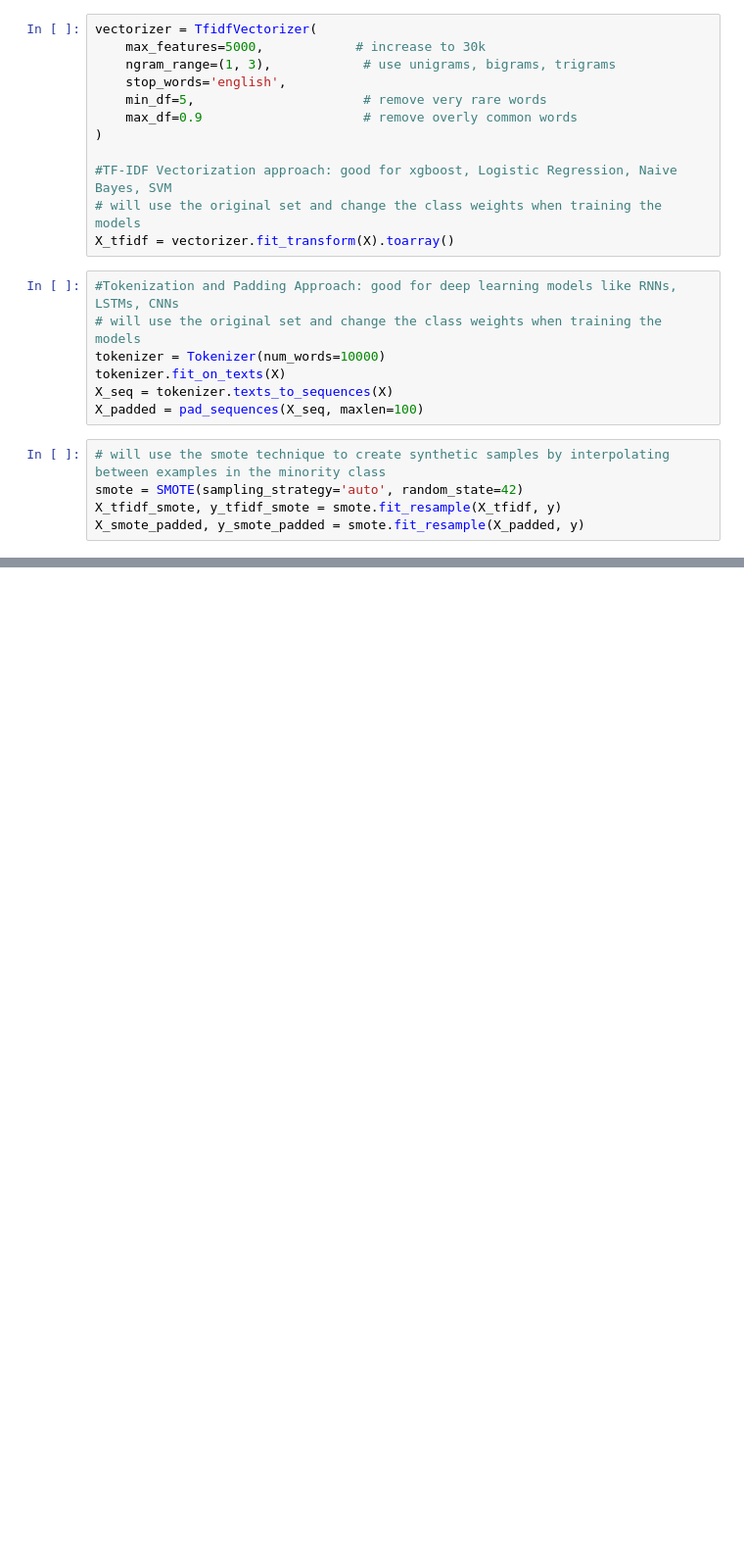
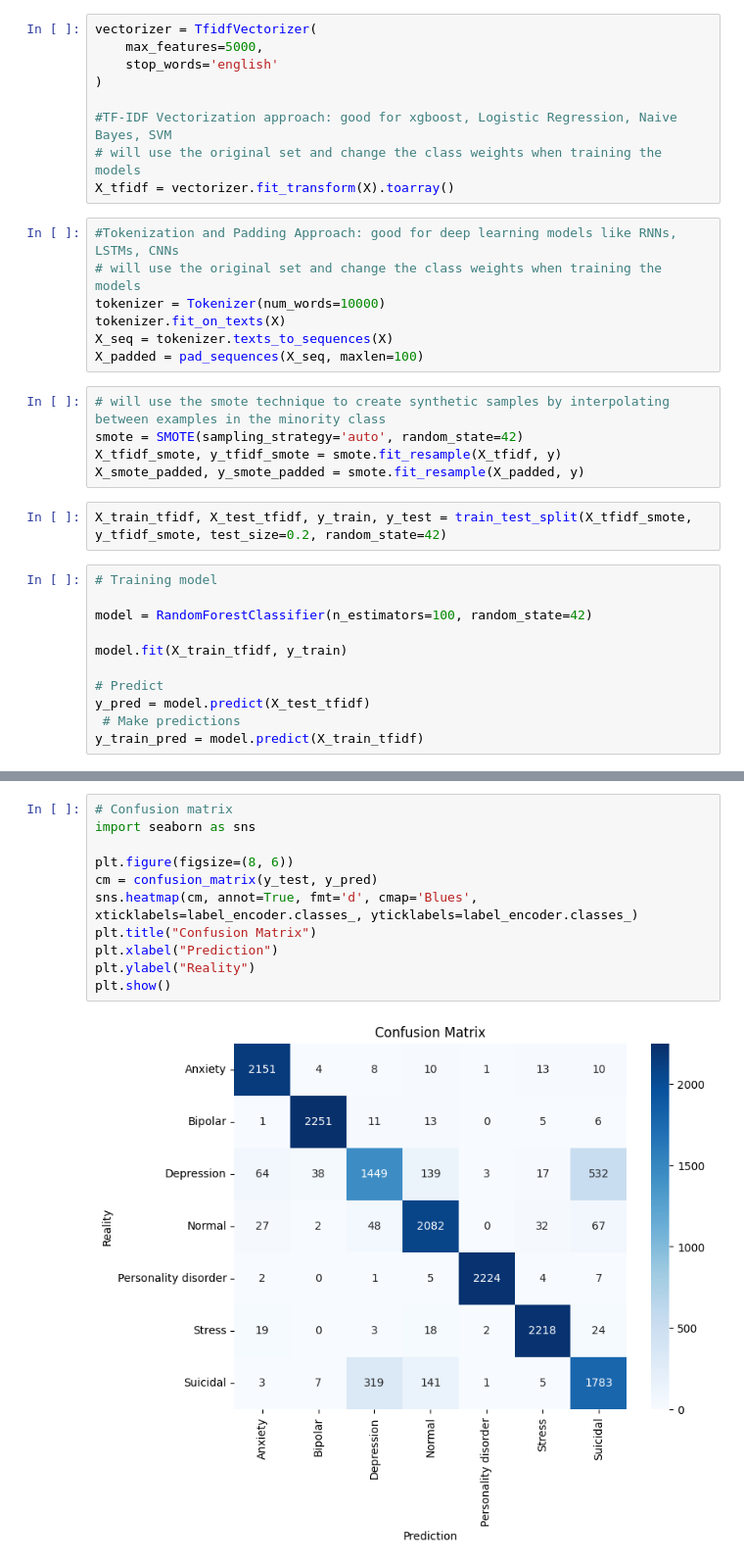
Before and after one commit to rheahamdar/sentiment-analysis-mental-health, a Jupyter notebook: Model.ipynb, the cells around one changed output, grey strips where cells are left out. Shown at 98% size. Saved outputs shown, nothing was run; the diff lists cells and outputs as text; blank space fills up the shorter version.

Commit message:
Trained some models and calculated their accuracies

```diff
--- a/Model.ipynb
+++ b/Model.ipynb
@@ -174,11 +181,8 @@ X = df['Statement']
 y = df['Status']
 # %%
 vectorizer = TfidfVectorizer(
-    max_features=5000,            # increase to 30k
-    ngram_range=(1, 3),            # use unigrams, bigrams, trigrams
-    stop_words='english',
-    min_df=5,                      # remove very rare words
-    max_df=0.9                     # remove overly common words
+    max_features=5000,
+    stop_words='english'
 )
 
 #TF-IDF Vectorization approach: good for xgboost, Logistic Regression, Naive Bayes, SVM
@@ -196,3 +200,16 @@ X_padded = pad_sequences(X_seq, maxlen=100)
 smote = SMOTE(sampling_strategy='auto', random_state=42)
 X_tfidf_smote, y_tfidf_smote = smote.fit_resample(X_tfidf, y)
 X_smote_padded, y_smote_padded = smote.fit_resample(X_padded, y)
+# %%
+X_train_tfidf, X_test_tfidf, y_train, y_test = train_test_split(X_tfidf_smote, y_tfidf_smote, test_size=0.2, random_state=42)
+# %%
+# Training model
+
+model = RandomForestClassifier(n_estimators=100, random_state=42)
+
+model.fit(X_train_tfidf, y_train)
+
+# Predict
+y_pred = model.predict(X_test_tfidf)
+ # Make predictions
+y_train_pred = model.predict(X_train_tfidf)
@@ -198,0 +271,13 @@ X_smote_padded, y_smote_padded = smote.fit_resample(X_padded, y)
+# %%
+# Confusion matrix
+import seaborn as sns
+
+plt.figure(figsize=(8, 6))
+cm = confusion_matrix(y_test, y_pred)
+sns.heatmap(cm, annot=True, fmt='d', cmap='Blues', xticklabels=label_encoder.classes_, yticklabels=label_encoder.classes_)
+plt.title("Confusion Matrix")
+plt.xlabel("Prediction")
+plt.ylabel("Reality")
+plt.show()
+# %% [output]
+[figure, added]
```
Also changed, not shown: parts of 26 cells of this notebook.
